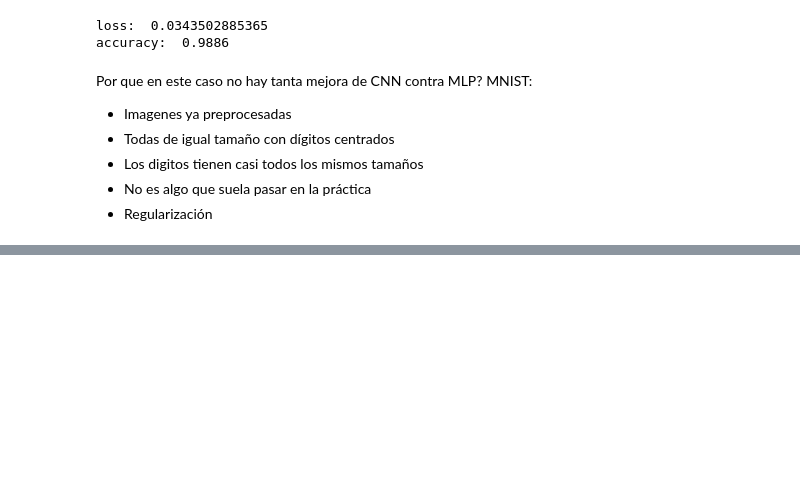
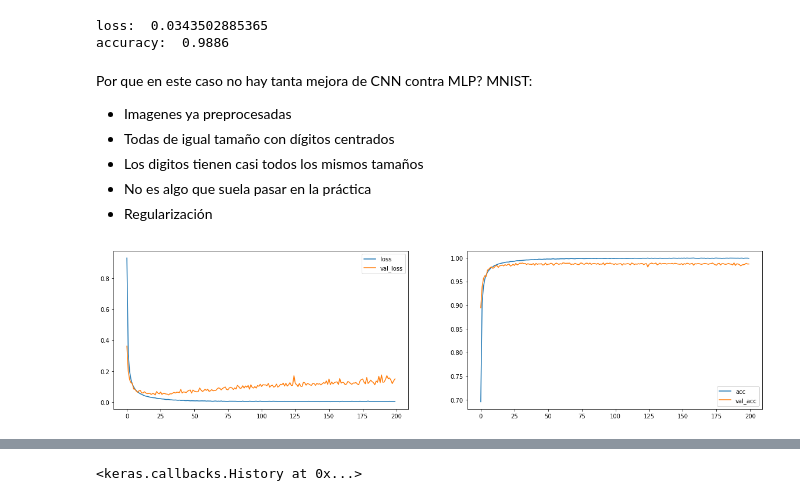
Before and after one commit to gebasilio/MNIST-MLP-CNN, a Jupyter notebook: 3-MNIST-CNN.ipynb, the cells around one changed output, grey strips where cells are left out. Cells and saved outputs as stored; diff of their text form; code cells hidden in the pictures; blank space fills up the shorter version.

Commit message:
finish training 200 eopchs

```diff
--- a/3-MNIST-CNN.ipynb
+++ b/3-MNIST-CNN.ipynb
@@ -298,3 +298,19 @@ MNIST:
 - Los digitos tienen casi todos los mismos tamaños
 - No es algo que suela pasar en la práctica
 - Regularización
+# %%
+model_2 = get_model()
+model_2.compile(loss = 'categorical_crossentropy', optimizer='rmsprop', metrics=['accuracy'])
+
+checkpointer = ModelCheckpoint(filepath='cnn2.mnist.hdf5', verbose=1, save_best_only=True)
+plot_losses = PlotLosses(plot_interval=1, evaluate_interval=None, x_val=x_val, y_val_categorical=y_val_categorical)
+
+model_2.fit(x_train,
+          y_train_categorical,
+          epochs=200, batch_size=100,
+          #verbose=1,
+          validation_data=(x_val, y_val_categorical),
+          callbacks=[plot_losses, checkpointer],
+         )
+# %% [output]
+[figure, added]
@@ -300,0 +319 @@ MNIST:
+<keras.callbacks.History at 0x...>
```
Also changed, not shown: parts of 3 cells of this notebook, 1 other file.
